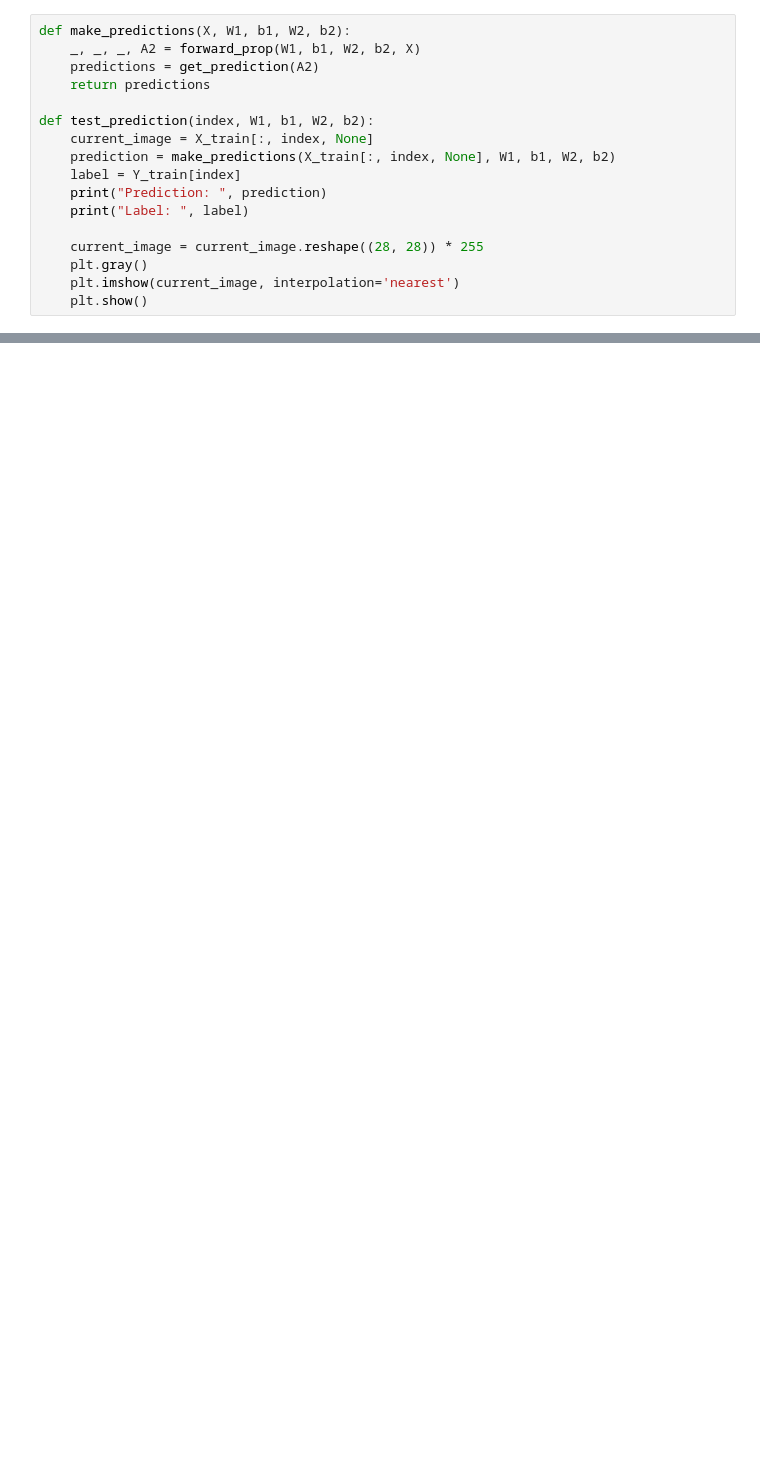
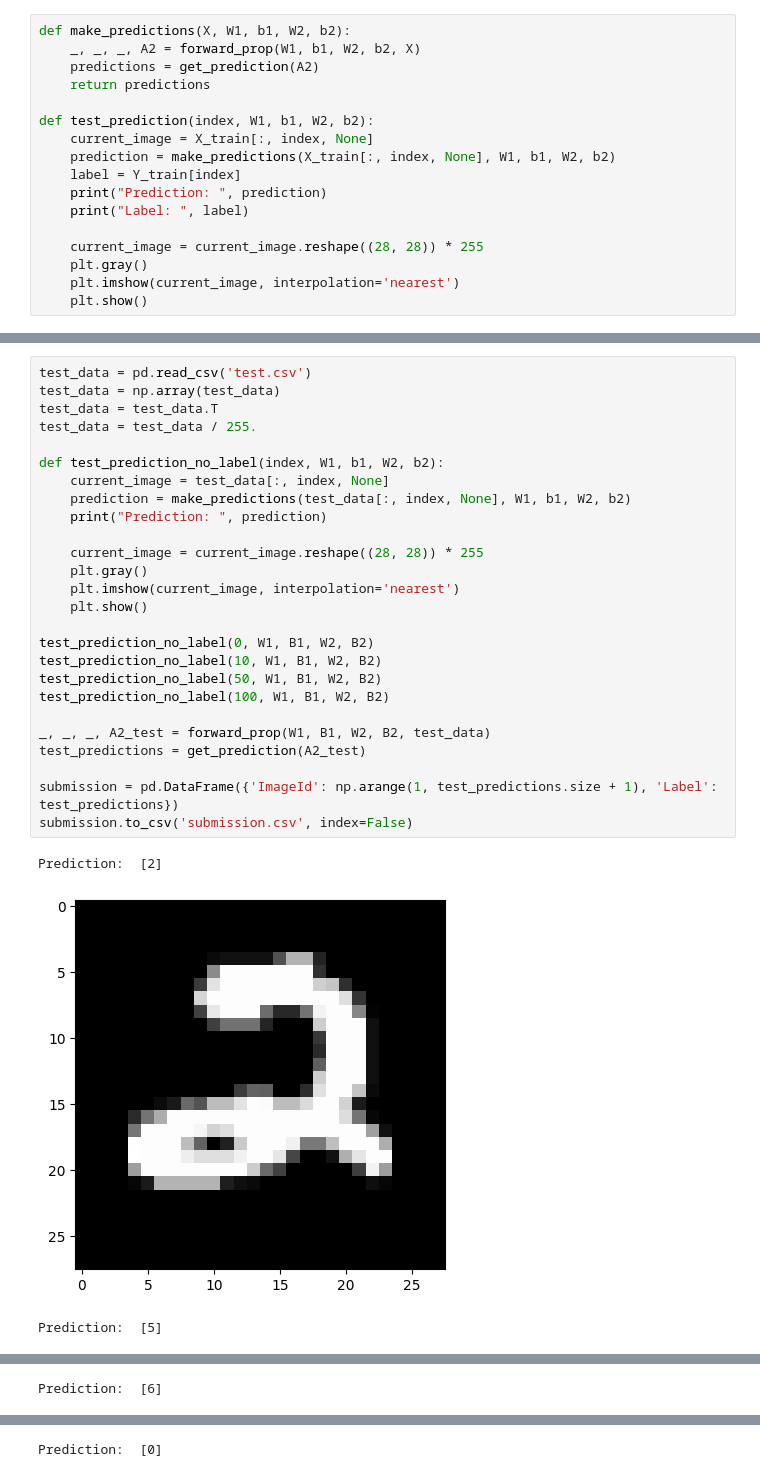
Before and after one commit to VikashBhandari33/Digit-Recognizer, a Jupyter notebook: model.ipynb, the cells around one changed output, grey strips where cells are left out. Cells and saved outputs as stored; diff of their text form; blank space fills up the shorter version.

```diff
--- a/model.ipynb
+++ b/model.ipynb
@@ -149,0 +150,30 @@ Label:  8
+# %%
+test_data = pd.read_csv('test.csv')
+test_data = np.array(test_data)
+test_data = test_data.T
+test_data = test_data / 255.
+
+def test_prediction_no_label(index, W1, b1, W2, b2):
+    current_image = test_data[:, index, None]
+    prediction = make_predictions(test_data[:, index, None], W1, b1, W2, b2)
+    print("Prediction: ", prediction)
+
+    current_image = current_image.reshape((28, 28)) * 255
+    plt.gray()
+    plt.imshow(current_image, interpolation='nearest')
+    plt.show()
+
+test_prediction_no_label(0, W1, B1, W2, B2)
+test_prediction_no_label(10, W1, B1, W2, B2)
+test_prediction_no_label(50, W1, B1, W2, B2)
+test_prediction_no_label(100, W1, B1, W2, B2)
+
+_, _, _, A2_test = forward_prop(W1, B1, W2, B2, test_data)
+test_predictions = get_prediction(A2_test)
+
+submission = pd.DataFrame({'ImageId': np.arange(1, test_predictions.size + 1), 'Label': test_predictions})
+submission.to_csv('submission.csv', index=False)
+# %% [output]
+Prediction:  [2]
+[figure, added]
+Prediction:  [5]
@@ -149,0 +181 @@ Label:  8
+Prediction:  [6]
@@ -149,0 +183 @@ Label:  8
+Prediction:  [0]
```
Also changed, not shown: parts of 3 cells of this notebook, 2 other files.
